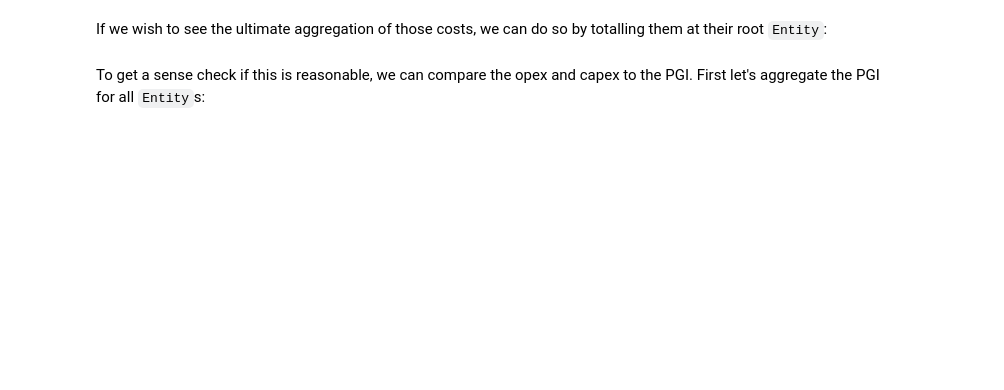
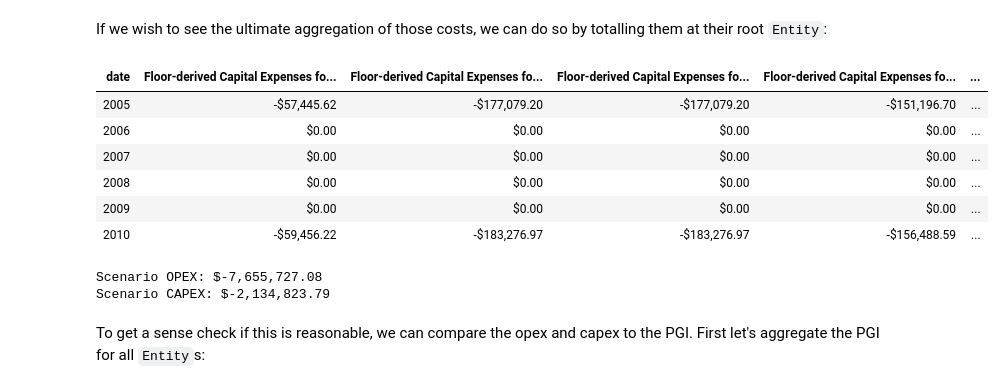
Before and after one commit to daniel-fink/rangekeeper, a Jupyter notebook: walkthrough/drive_model_from_design_scenario.ipynb, the cells around one changed output. Saved outputs shown, nothing was run; the diff lists cells and outputs as text; code cells hidden in the pictures; blank space fills up the shorter version.

```diff
--- a/walkthrough/drive_model_from_design_scenario.ipynb
+++ b/walkthrough/drive_model_from_design_scenario.ipynb
@@ -654,4 +635,15 @@ spatial containment or service provision):
 # %% [markdown]
 If we wish to see the ultimate aggregation of those costs, we can do so by
 totalling them at their root `Entity`:
+# %%
+buildingB = [e for e in scenario.get_entities().values() if e['name'] == 'buildingB'][0]
+buildingB['subtotal_capex']
+# %% [output]
+| date | Floor-derived Capital Expenses fo... | Floor-derived Capital Expenses fo... | Floor-derived Capital Expenses fo... | Floor-derived Capital Expenses fo... | ... |
+| 2005 | -$57,445.62 | -$177,079.20 | -$177,079.20 | -$151,196.70 | ... |
+| 2006 | $0.00 | $0.00 | $0.00 | $0.00 | ... |
+| 2007 | $0.00 | $0.00 | $0.00 | $0.00 | ... |
+| 2008 | $0.00 | $0.00 | $0.00 | $0.00 | ... |
+| 2009 | $0.00 | $0.00 | $0.00 | $0.00 | ... |
+| 2010 | -$59,456.22 | -$183,276.97 | -$183,276.97 | -$156,488.59 | ... |
 # %%
@@ -661,7 +652,9 @@ totalling them at their root `Entity`:
 # %%
-# print('Scenario OPEX: ${:,.2f}'.format(scenario_opex))
-# print('Scenario CAPEX: ${:,.2f}'.format(scenario_capex))
-# print('Utils CAPEX: ${:,.2f}'.format(utils_capex))
+print('Scenario OPEX: ${:,.2f}'.format(scenario_opex.movements.mean()))
+print('Scenario CAPEX: ${:,.2f}'.format(scenario_capex.movements.mean()))
+# %% [output]
+Scenario OPEX: $-7,655,727.08
+Scenario CAPEX: $-2,134,823.79
 # %% [markdown]
 To get a sense check if this is reasonable, we can compare the opex and capex
 to the PGI. First let's aggregate the PGI for all `Entity`s:
```
Also changed, not shown: parts of 50 cells of this notebook, 9 other files.
